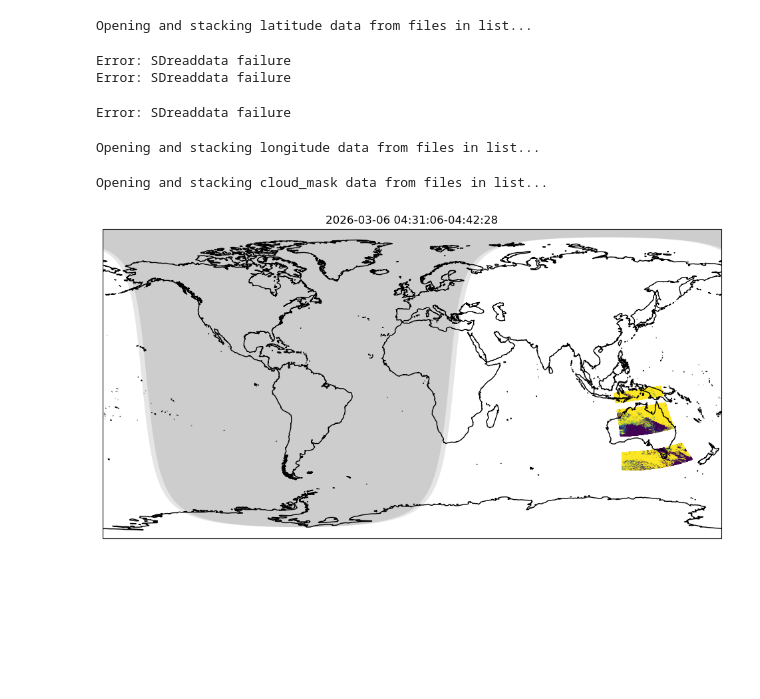
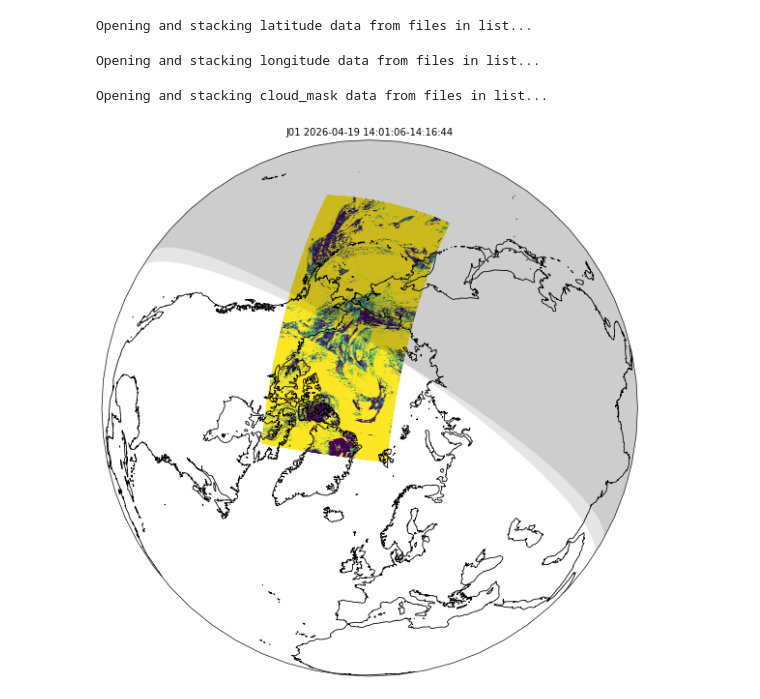
Before and after one commit to jesseturner/spectral_analysis, a Jupyter notebook: explore_clavrx_jpss_data.ipynb, the cells around one changed output. Cells and saved outputs as stored; diff of their text form; code cells hidden in the pictures; blank space fills up the shorter version.

Commit message:
Creating images of JPSS cloud mask crossing terminator

```diff
--- a/explore_clavrx_jpss_data.ipynb
+++ b/explore_clavrx_jpss_data.ipynb
@@ -12,14 +14,15 @@ import numpy as np
 # %%
 clavrx_dir = "/mnt/overcastnas1/LEO_clavrx/JPSS_global/"
-clavrx_date_str = "2026030604"  # YYYYMMDDHH
+clavrx_date_str = "2026041914"  # YYYYMMDDHH
+sat_str = "j01"
 clavrx_dt = datetime.strptime(clavrx_date_str, "%Y%m%d%H")
 clavrx_julian_str = clavrx_dt.strftime("%Y%j")
 hour_str = clavrx_dt.strftime("%H")
 clavrx_pattern = os.path.join(clavrx_dir, f"{clavrx_julian_str}/*t{hour_str}*.hdf")
 filepath_list = glob.glob(clavrx_pattern)
-filepath_list_sat = [s for s in filepath_list if re.search(r"j02", s)]
+filepath_list_sat = [s for s in filepath_list if re.search(rf"{sat_str}", s)]
 filepath_list_sat.sort()
-filepath_list_sel = filepath_list_sat[21:30]
+filepath_list_sel = filepath_list_sat[0:12]
 # %%
 def get_datetime(file):
     match = re.search(r"d(\d{8})_t(\d{7})", file)
@@ -48,6 +51,10 @@ def opening_clavrx(filepath_list, dataset):
             #--- Add 768 (x length of each dataset)
             pad = np.full((768, 3200), np.nan)
             data_array.append(pad)
+        except Exception as e:
+            print("Error:", e)
+            pad = np.full((768, 3200), np.nan)
+            data_array.append(pad)
 
     data_array_combined = np.concatenate(data_array, axis=0)
 
@@ -59,11 +66,8 @@ longitudes = opening_clavrx(filepath_list_sel, dataset='longitude')
 cloud_mask = opening_clavrx(filepath_list_sel, dataset='cloud_mask')
 # %% [output]
 Opening and stacking latitude data from files in list...
-Error: SDreaddata failure
-Error: SDreaddata failure
+Opening and stacking longitude data from files in list...
-Error: SDreaddata failure
+Opening and stacking cloud_mask data from files in list...
-Opening and stacking longitude data from files in list...
-Opening and stacking cloud_mask data from files in list...
 # %%
 #--- Downsampling for faster plotting
 fy, fx = 9, 9
@@ -73,23 +77,24 @@ cloud_mask_ds = cloud_mask[::fy, ::fx]
 # %%
 dt_start = get_datetime(filepath_list_sel[0])
 dt_end = get_datetime(filepath_list_sel[-1])
 
-fig,ax=plt.subplots(1, figsize=(12,12),subplot_kw={'projection': ccrs.PlateCarree()})
+fig,ax=plt.subplots(1, figsize=(12,12),subplot_kw={'projection': ccrs.Orthographic(central_latitude=90)}, dpi=60)
 
 ax.scatter(longitudes_ds, latitudes_ds, c=cloud_mask_ds,
            transform=ccrs.PlateCarree(),
            vmin=0, vmax=3,
            s=1)
 
-ax.set_title(f"{dt_start.strftime("%Y-%m-%d")} {dt_start.strftime("%H:%M:%S")}-{dt_end.strftime("%H:%M:%S")}")
+ax.set_title(f"{sat_str.upper()} {dt_start.strftime("%Y-%m-%d")} {dt_start.strftime("%H:%M:%S")}-{dt_end.strftime("%H:%M:%S")}")
 ax.set_global()
 ax.coastlines(resolution='50m', color='black', linewidth=1)
 ax.add_feature(Nightshade(dt_start), alpha=0.1)
 ax.add_feature(Nightshade(dt_end), alpha=0.1)
 
 plt.show()
+fig.savefig(f"plots/2026_04_28_cloud_mask_terminator_{sat_str}_{dt_start.strftime("%Y_%m_%d")}.png", dpi=300)
 # %% [output]
-[figure, old version]
+[figure, new version]
 # %%
 example_file=filepath_list[0]
 
```
Also changed, not shown: parts of 2 cells of this notebook.
